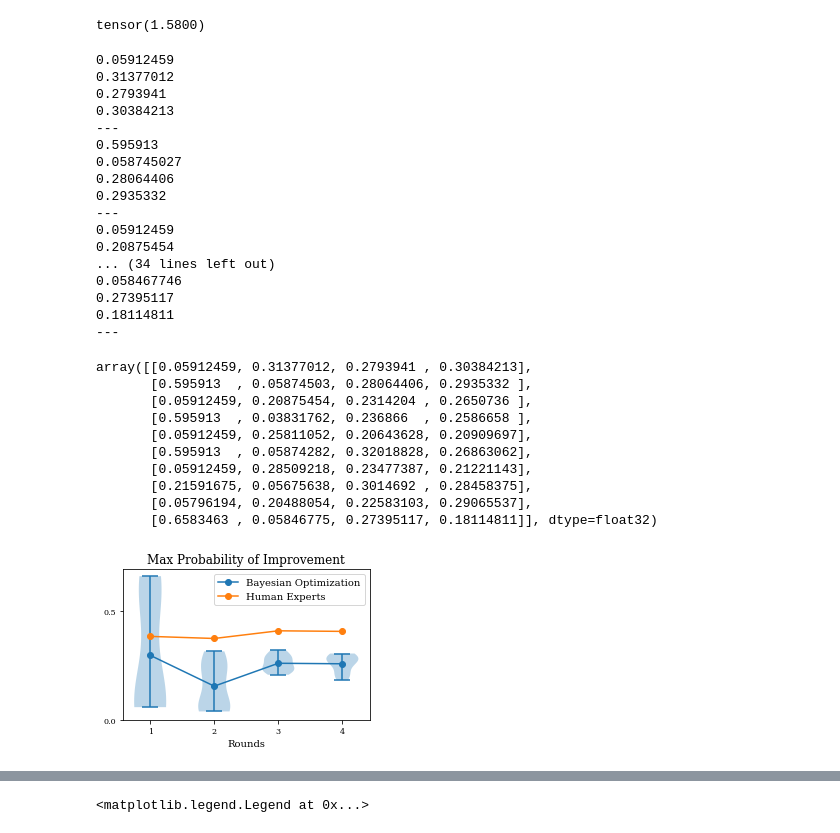
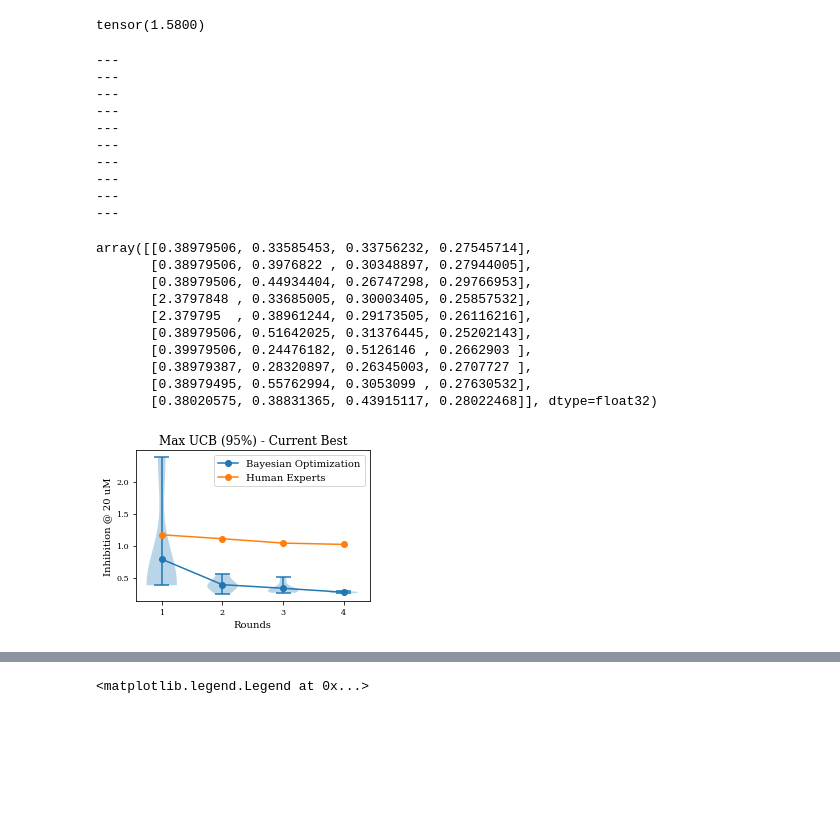
Before and after one commit to choderalab/pinot, a Jupyter notebook: scripts/us_vs_human/bo.ipynb, the cells around one changed output, grey strips where cells are left out. Saved outputs shown, nothing was run; the diff lists cells and outputs as text; code cells hidden in the pictures; blank space fills up the shorter version.

```diff
--- a/scripts/us_vs_human/bo.ipynb
+++ b/scripts/us_vs_human/bo.ipynb
@@ -33,7 +33,7 @@ for _ in range(10):
 
     optimizer = torch.optim.Adam(net.parameters(), 1e-3)
 
-    acquisition = pinot.active.acquisition.probability_of_improvement
+    acquisition = pinot.active.acquisition.upper_confidence_bound
 
     bo = pinot.active.experiment.BayesOptExperiment(
         net=net,
@@ -60,11 +60,10 @@ for _ in range(10):
         bo.update_data()
 
 
-        x = pinot.active.acquisition.probability_of_improvement(
+        x = pinot.active.acquisition.upper_confidence_bound(
             pinot.metrics._independent(bo.net.condition(g_all)),
-            y_best=bo.y_best).max().detach().numpy()
+            y_best=bo.y_best).max().detach().numpy() - bo.y_best.detach().numpy()
 
-        print(x)
 
         xs.append(x)
 
@@ -75,38 +74,31 @@ for _ in range(10):
 
     xss.append(xs)
 # %% [output]
-0.05912459
-0.31377012
-0.2793941
-0.30384213
 ---
-0.595913
-0.058745027
-0.28064406
-0.2935332
 ---
-0.05912459
-0.20875454
-... (34 lines left out)
-0.058467746
-0.27395117
-0.18114811
 ---
+---
+---
+---
+---
+---
+---
+---
 # %%
 xss = np.array(xss)
 # %%
 xss
 # %% [output]
-array([[0.05912459, 0.31377012, 0.2793941 , 0.30384213],
-       [0.595913  , 0.05874503, 0.28064406, 0.2935332 ],
-       [0.05912459, 0.20875454, 0.2314204 , 0.2650736 ],
-       [0.595913  , 0.03831762, 0.236866  , 0.2586658 ],
-       [0.05912459, 0.25811052, 0.20643628, 0.20909697],
-       [0.595913  , 0.05874282, 0.32018828, 0.26863062],
-       [0.05912459, 0.28509218, 0.23477387, 0.21221143],
-       [0.21591675, 0.05675638, 0.3014692 , 0.28458375],
-       [0.05796194, 0.20488054, 0.22583103, 0.29065537],
-       [0.6583463 , 0.05846775, 0.27395117, 0.18114811]], dtype=float32)
+array([[0.38979506, 0.33585453, 0.33756232, 0.27545714],
+       [0.38979506, 0.3976822 , 0.30348897, 0.27944005],
+       [0.38979506, 0.44934404, 0.26747298, 0.29766953],
+       [2.3797848 , 0.33685005, 0.30003405, 0.25857532],
+       [2.379795  , 0.38961244, 0.29173505, 0.26116216],
+       [0.38979506, 0.51642025, 0.31376445, 0.25202143],
+       [0.39979506, 0.24476182, 0.5126146 , 0.2662903 ],
+       [0.38979387, 0.28320897, 0.26345003, 0.2707727 ],
+       [0.38979495, 0.55762994, 0.3053099 , 0.27630532],
+       [0.38020575, 0.38831365, 0.43915117, 0.28022468]], dtype=float32)
 # %%
 plt.rc('font', family='serif', size=10)
 plt.rc('xtick', labelsize=8)
@@ -123,42 +115,42 @@ ax.violinplot(
 ax.plot(
     [1, 2, 3, 4],
     xss.mean(axis=0),
     label='Bayesian Optimization',
     color=cmap(0),
     marker='o')
 
 ax.plot(
     [1, 2, 3, 4],
     [
-0.38230854,
-0.37273157,
-0.4078949,
-0.4052515
+1.1689508,
+1.1069205,
+1.0391164,
+1.0186026
 
     ],
 
 marker='o',
 
 label='Human Experts'
 
 )
 
 ax.legend()
 
 ax.set_xticks([1, 2, 3, 4])
-ax.set_yticks([0.0, 0.5])
+# ax.set_yticks([0.0, 0.5])
 
 ax.set_xlabel('Rounds')
-ax.set_title(r'Max Probability of Improvement')
-# ax.set_ylabel('Inhibition @ 20 uM')
+ax.set_title(r'Max UCB (95%) - Current Best')
+ax.set_ylabel('Inhibition @ 20 uM')
 
 # ax.set_ylabel('Probability of Improvement')
 
 plt.tight_layout()
 # plt.gcf().subplots_adjust(bottom=0.15)
-fig.savefig('us_vs_human_pi.png', dpi=500)
+fig.savefig('us_vs_human_ucb_diff.png', dpi=500)
 # %% [output]
-[figure, old version]
+[figure, new version]
 # %%
 plt.rc('font', family='serif', size=10)
 plt.rc('xtick', labelsize=8)
```
Also changed, not shown: parts of 1 cell of this notebook, 5 other files.
